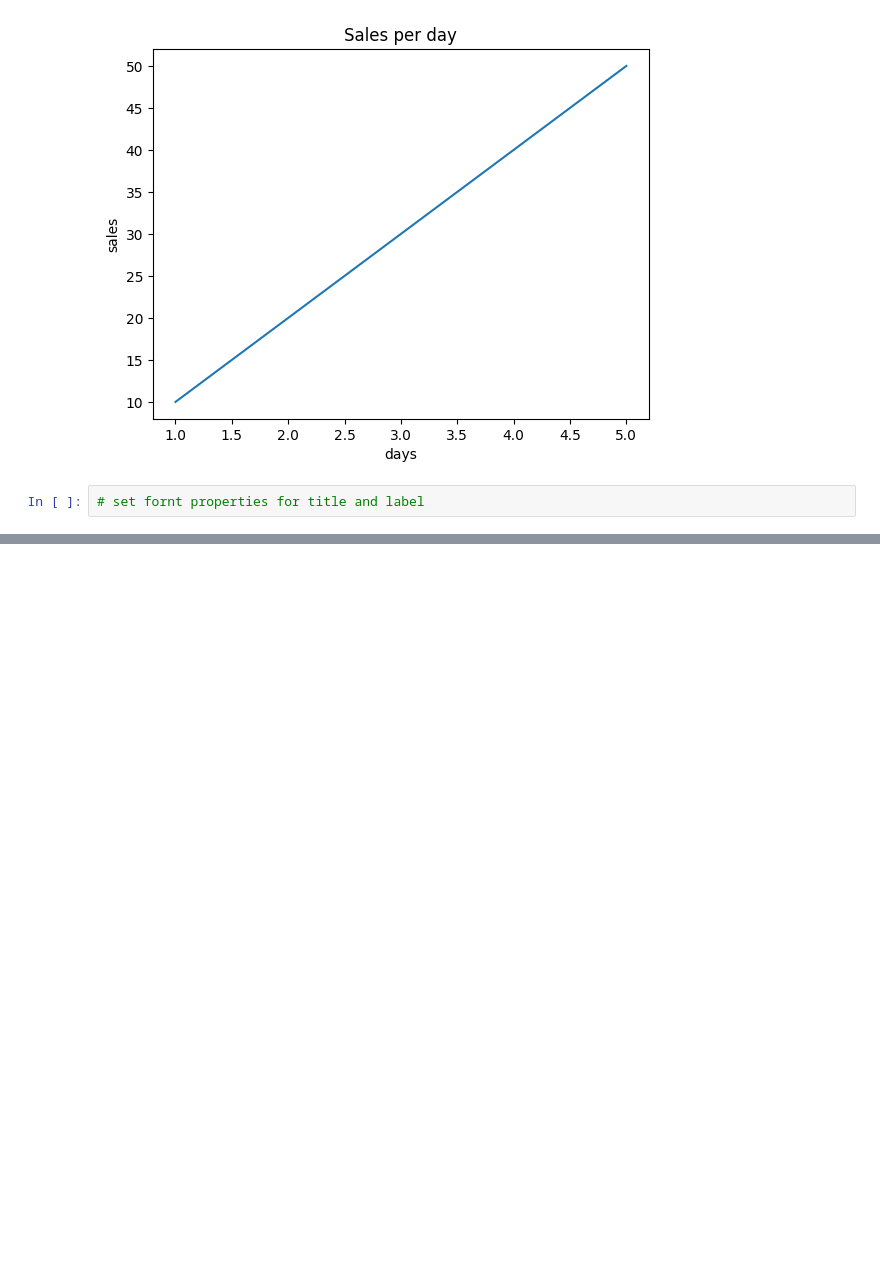
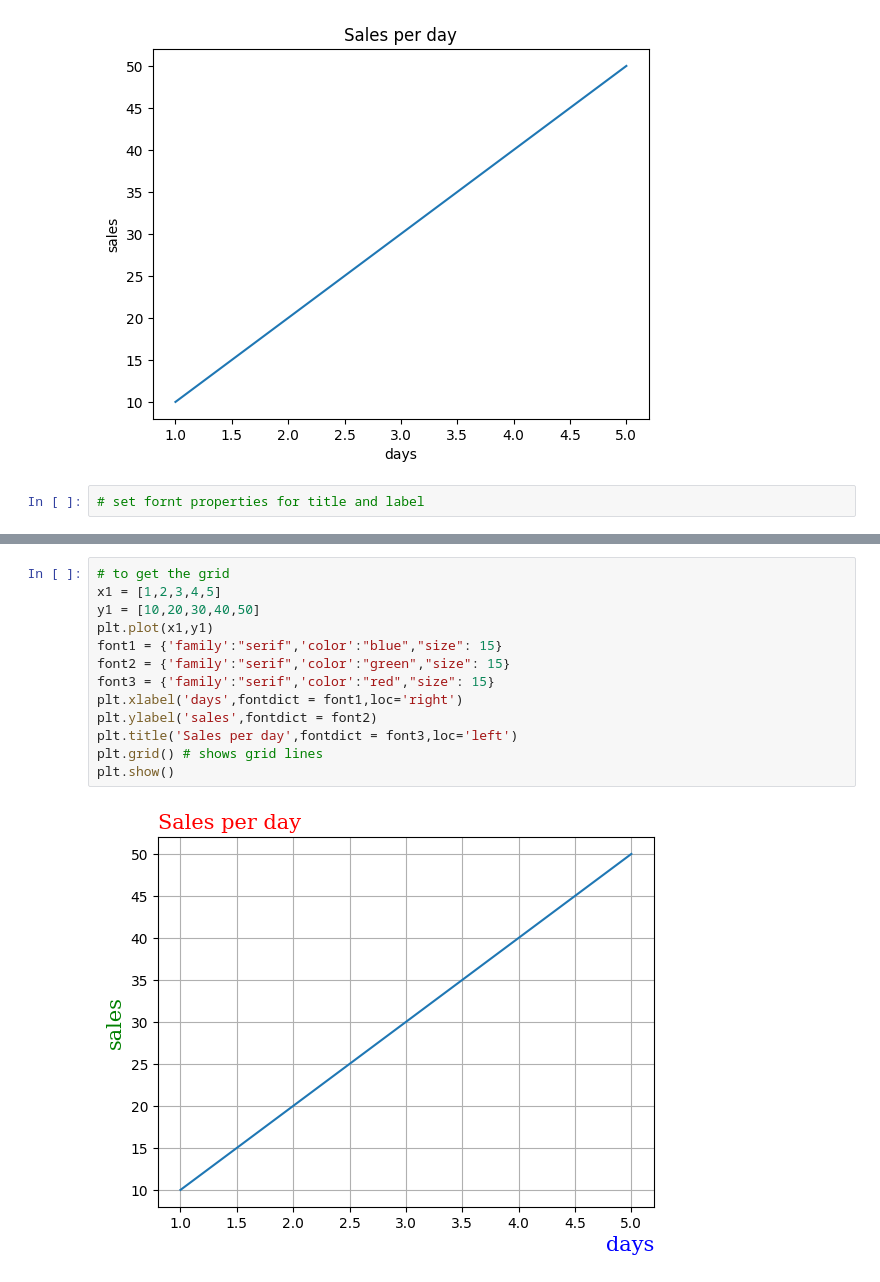
Before and after one commit to himalayvenkat/project1, a Jupyter notebook: ML_DAY_7.ipynb, the cells around one changed output, grey strips where cells are left out. Cells and saved outputs as stored; diff of their text form; blank space fills up the shorter version.

```diff
--- a/ML_DAY_7.ipynb
+++ b/ML_DAY_7.ipynb
@@ -111,0 +113,15 @@ plt.show()
+# %%
+# to get the grid
+x1 = [1,2,3,4,5]
+y1 = [10,20,30,40,50]
+plt.plot(x1,y1)
+font1 = {'family':"serif",'color':"blue","size": 15}
+font2 = {'family':"serif",'color':"green","size": 15}
+font3 = {'family':"serif",'color':"red","size": 15}
+plt.xlabel('days',fontdict = font1,loc='right')
+plt.ylabel('sales',fontdict = font2)
+plt.title('Sales per day',fontdict = font3,loc='left')
+plt.grid() # shows grid lines
+plt.show()
+# %% [output]
+[figure, added]
```
Also changed, not shown: parts of 7 cells of this notebook.
